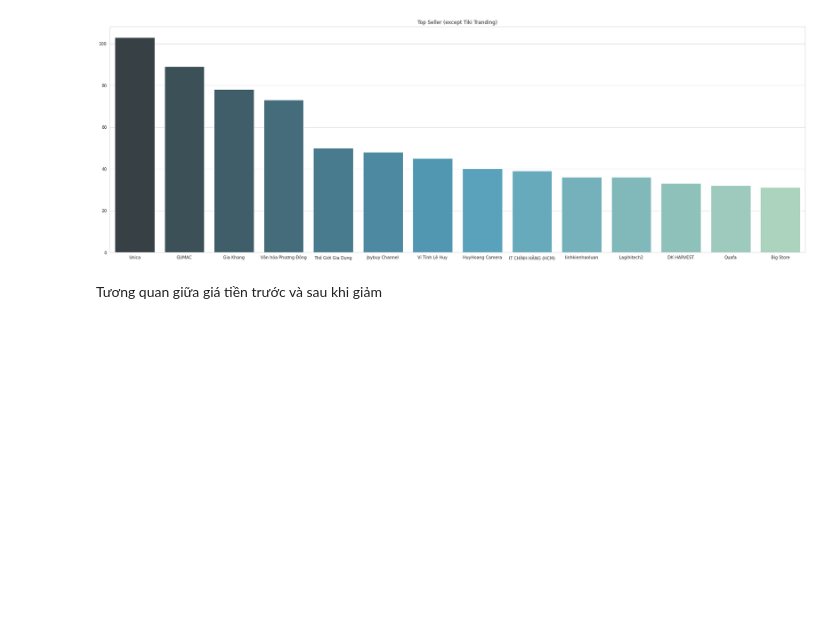
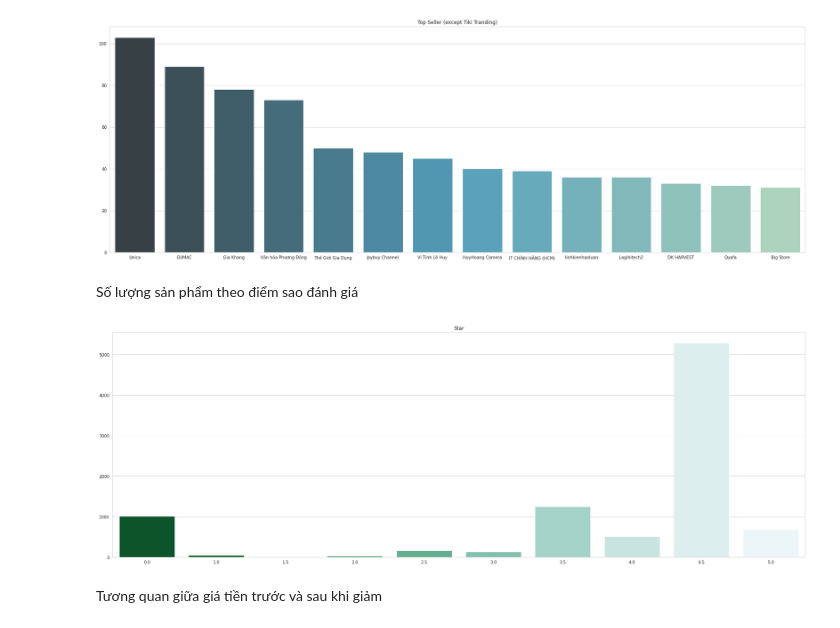
Before and after one commit to tamtamxtamtam/NguyenThiMinhTam_18021113_Nhom5_DataUnderstandingAndVisualization, a Jupyter notebook: Week4DataUnderstandingAndVisualization.ipynb, the cells around one changed output. Drawn from its saved outputs; the diff is of its cells as text; code cells hidden in the pictures; blank space fills up the shorter version.

```diff
--- a/Week4DataUnderstandingAndVisualization.ipynb
+++ b/Week4DataUnderstandingAndVisualization.ipynb
@@ -238,5 +238,14 @@ plt.title('Top Seller (except Tiki Tranding)')
 plt.show()
 # %% [output]
 [figure]
+# %% [markdown]
+Số lượng sản phẩm theo điểm sao đánh giá
+# %%
+plt.subplots(figsize=(30,10))
+sns.barplot(tiki['no_of_stars'].value_counts().index,tiki['no_of_stars'].value_counts().values,palette='BuGn_r')
+plt.title('Star')
+plt.show()
+# %% [output]
+[figure, added]
 # %% [markdown]
 Tương quan giữa giá tiền trước và sau khi giảm
```
Also changed, not shown: parts of 3 cells of this notebook.
